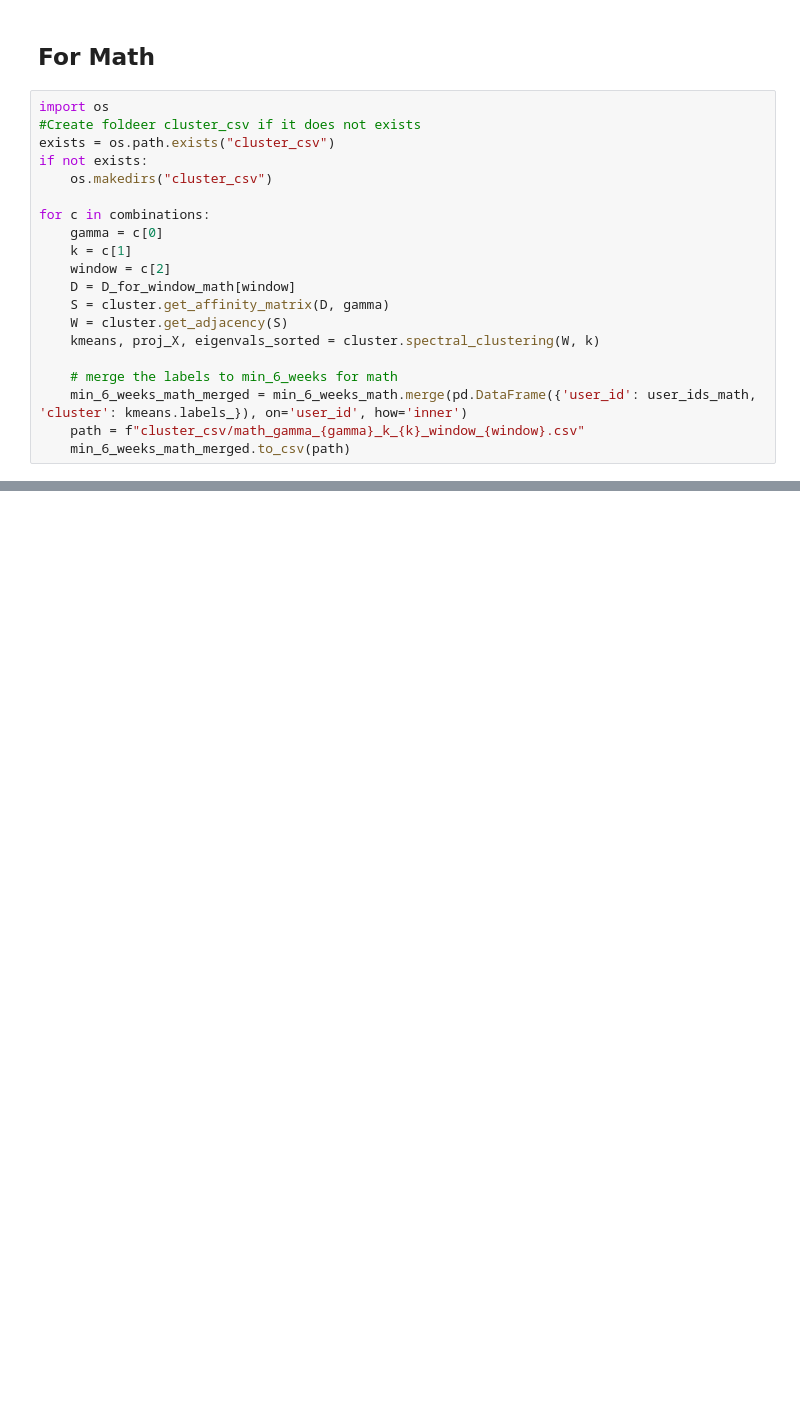
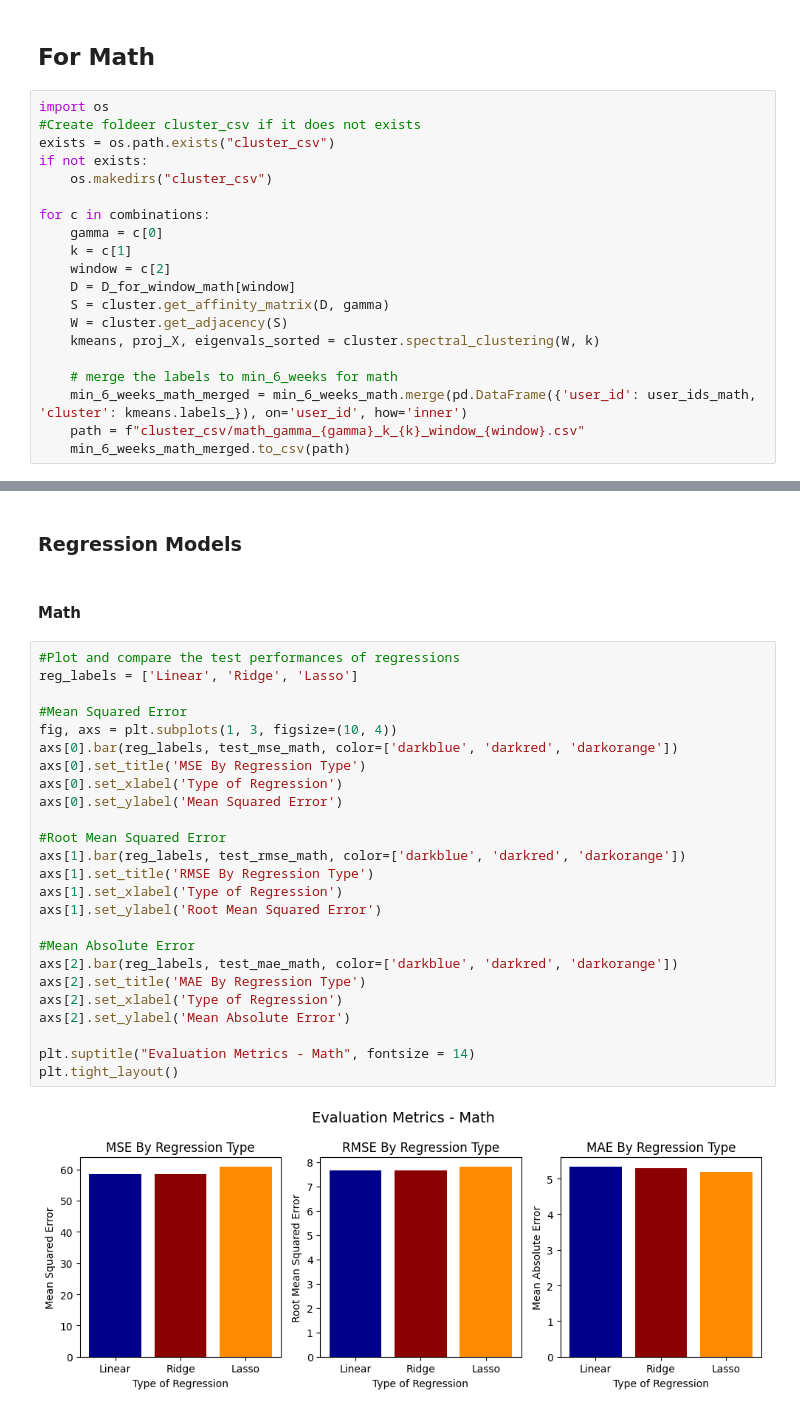
Before and after one commit to ML4BD/final-submission-uclumasa, a Jupyter notebook: lernnavi_clustering_efforts.ipynb, the cells around one changed output, grey strips where cells are left out. Cells and saved outputs as stored; diff of their text form; blank space fills up the shorter version.

```diff
--- a/lernnavi_clustering_efforts.ipynb
+++ b/lernnavi_clustering_efforts.ipynb
@@ -721,0 +1762,31 @@ for c in combinations:
+# %% [markdown]
+### Regression Models
+# %% [markdown]
+#### Math
+# %%
+#Plot and compare the test performances of regressions
+reg_labels = ['Linear', 'Ridge', 'Lasso']
+
+#Mean Squared Error
+fig, axs = plt.subplots(1, 3, figsize=(10, 4))
+axs[0].bar(reg_labels, test_mse_math, color=['darkblue', 'darkred', 'darkorange'])
+axs[0].set_title('MSE By Regression Type')
+axs[0].set_xlabel('Type of Regression')
+axs[0].set_ylabel('Mean Squared Error')
+
+#Root Mean Squared Error
+axs[1].bar(reg_labels, test_rmse_math, color=['darkblue', 'darkred', 'darkorange'])
+axs[1].set_title('RMSE By Regression Type')
+axs[1].set_xlabel('Type of Regression')
+axs[1].set_ylabel('Root Mean Squared Error')
+
+#Mean Absolute Error
+axs[2].bar(reg_labels, test_mae_math, color=['darkblue', 'darkred', 'darkorange'])
+axs[2].set_title('MAE By Regression Type')
+axs[2].set_xlabel('Type of Regression')
+axs[2].set_ylabel('Mean Absolute Error')
+
+plt.suptitle("Evaluation Metrics - Math", fontsize = 14)
+plt.tight_layout()
+# %% [output]
+[figure, added]
```
Also changed, not shown: parts of 87 cells of this notebook, 2 other files.
